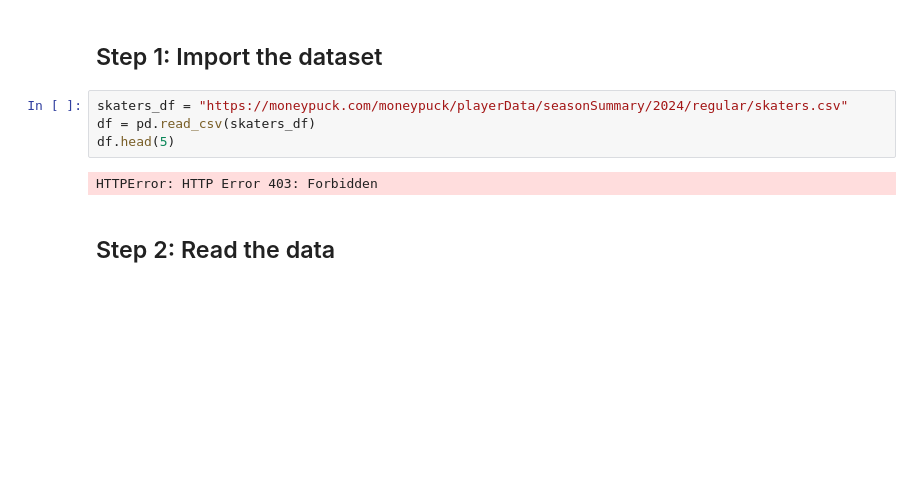
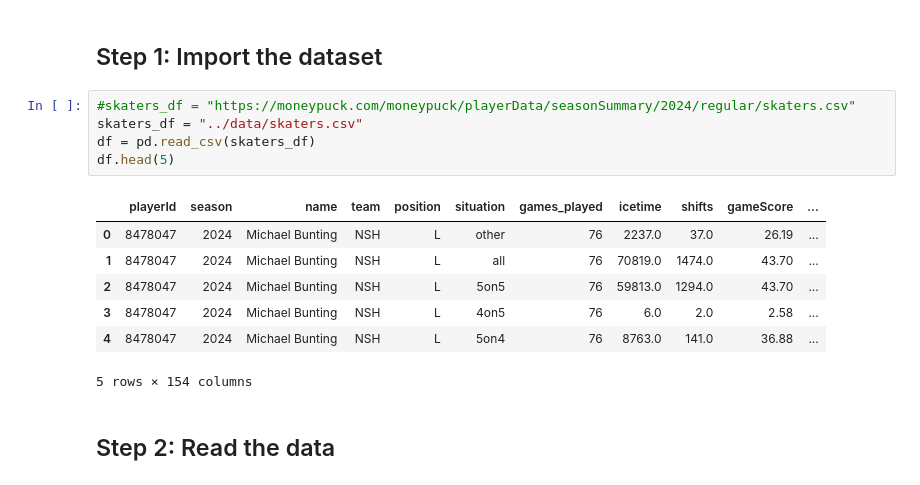
Before and after one commit to thedanicode24/moneypuck-data, a Jupyter notebook: skaters/correlations.ipynb, the cells around one changed output. Cells and saved outputs as stored; diff of their text form; blank space fills up the shorter version.

```diff
--- a/skaters/correlations.ipynb
+++ b/skaters/correlations.ipynb
@@ -15,11 +15,18 @@ from utils import df_utils, distributions_utils, pmf_utils, cdf_utils, modeling_
 # %% [markdown]
 ## Step 1: Import the dataset
 # %%
-skaters_df = "https://moneypuck.com/moneypuck/playerData/seasonSummary/2024/regular/skaters.csv"
+#skaters_df = "https://moneypuck.com/moneypuck/playerData/seasonSummary/2024/regular/skaters.csv"
+skaters_df = "../data/skaters.csv"
 df = pd.read_csv(skaters_df)
 df.head(5)
 # %% [output]
+|  | playerId | season | name | team | position | situation | games_played | icetime | shifts | gameScore | ... |
+| 0 | 8478047 | 2024 | Michael Bunting | NSH | L | other | 76 | 2237.0 | 37.0 | 26.19 | ... |
+| 1 | 8478047 | 2024 | Michael Bunting | NSH | L | all | 76 | 70819.0 | 1474.0 | 43.70 | ... |
+| 2 | 8478047 | 2024 | Michael Bunting | NSH | L | 5on5 | 76 | 59813.0 | 1294.0 | 43.70 | ... |
+| 3 | 8478047 | 2024 | Michael Bunting | NSH | L | 4on5 | 76 | 6.0 | 2.0 | 2.58 | ... |
+| 4 | 8478047 | 2024 | Michael Bunting | NSH | L | 5on4 | 76 | 8763.0 | 141.0 | 36.88 | ... |
-HTTPError: HTTP Error 403: Forbidden
+5 rows × 154 columns
 # %% [markdown]
 ## Step 2: Read the data
 # %%
```
Also changed, not shown: parts of 23 cells of this notebook, 1 other file.
